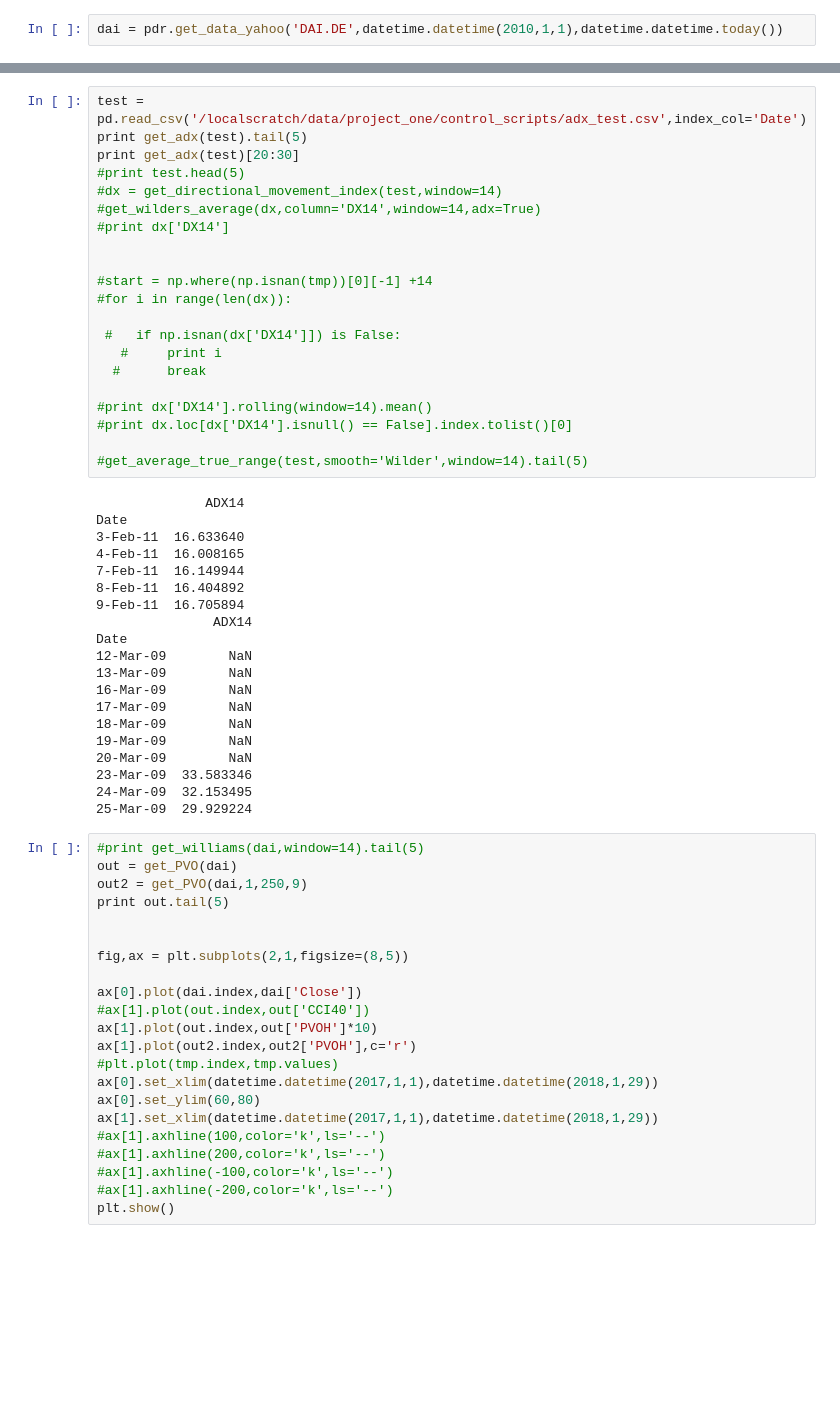
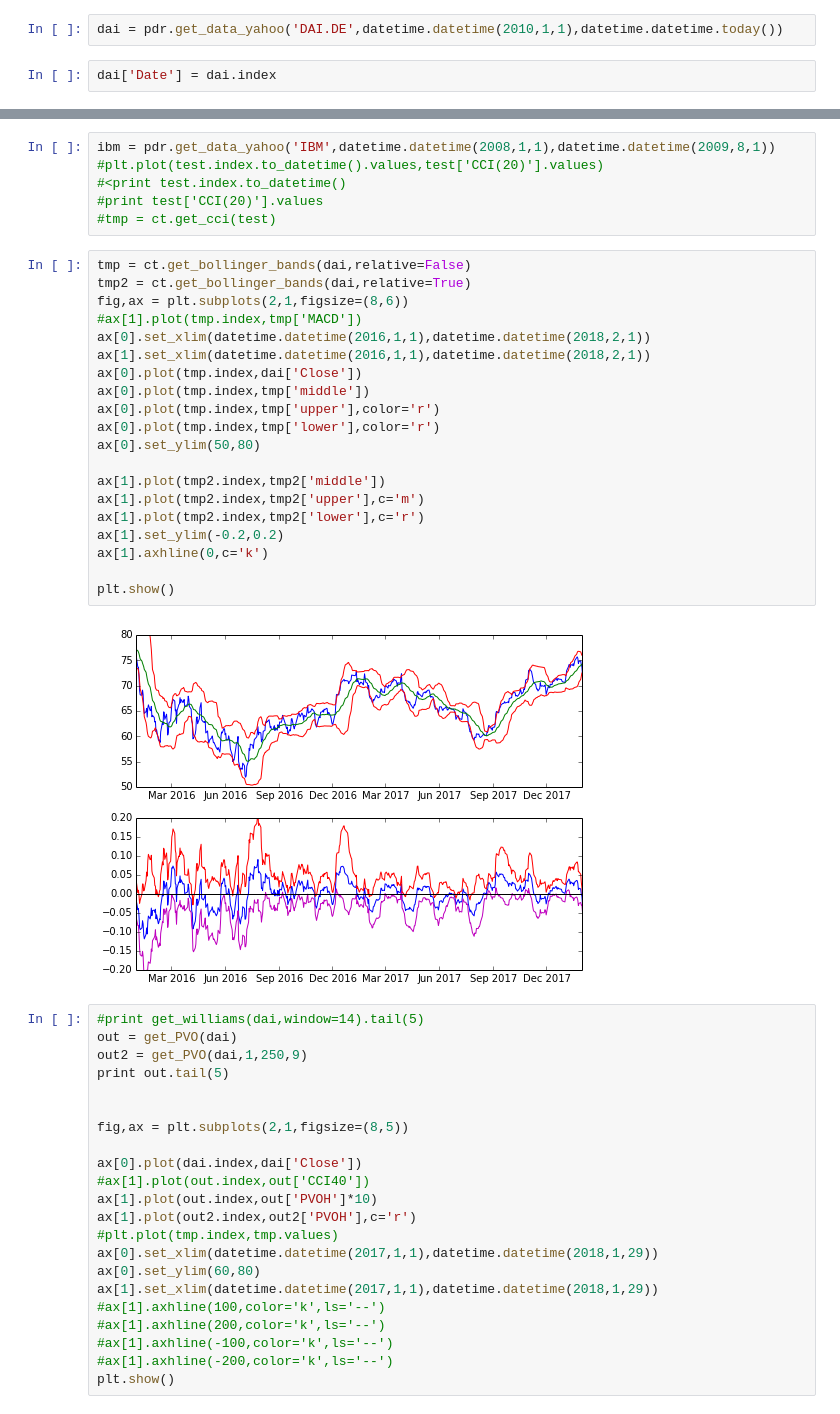
Before and after one commit to fabkno/project_one, a Jupyter notebook: notebooks/chartmarkers.ipynb, the cells around one changed output, grey strips where cells are left out. Drawn from its saved outputs; the diff is of its cells as text; blank space fills up the shorter version.

```diff
--- a/notebooks/chartmarkers.ipynb
+++ b/notebooks/chartmarkers.ipynb
@@ -15,2 +16,4 @@ from updater import StockUpdater
 # %%
 dai = pdr.get_data_yahoo('DAI.DE',datetime.datetime(2010,1,1),datetime.datetime.today())
+# %%
+dai['Date'] = dai.index
@@ -467,47 +488,34 @@ def get_wilders_average(data,column,window=14,adx=False):
         #print data[start:start+1]
     #    start_ = data[column]
         #out[column+str(window)][window] = data[column][1:window+1].sum()
-# %%
-test = pd.read_csv('/localscratch/data/project_one/control_scripts/adx_test.csv',index_col='Date')
-print get_adx(test).tail(5)
-print get_adx(test)[20:30]
-#print test.head(5)
-#dx = get_directional_movement_index(test,window=14)
-#get_wilders_average(dx,column='DX14',window=14,adx=True)
-#print dx['DX14']
-
-
-#start = np.where(np.isnan(tmp))[0][-1] +14
-#for i in range(len(dx)):
-
- #   if np.isnan(dx['DX14']]) is False:
-   #     print i
-  #      break
-
-#print dx['DX14'].rolling(window=14).mean()
-#print dx.loc[dx['DX14'].isnull() == False].index.tolist()[0]
-
-#get_average_true_range(test,smooth='Wilder',window=14).tail(5)
-# %% [output]
-              ADX14
-Date
-3-Feb-11  16.633640
-4-Feb-11  16.008165
-7-Feb-11  16.149944
-8-Feb-11  16.404892
-9-Feb-11  16.705894
-               ADX14
-Date
-12-Mar-09        NaN
-13-Mar-09        NaN
-16-Mar-09        NaN
-17-Mar-09        NaN
-18-Mar-09        NaN
-19-Mar-09        NaN
-20-Mar-09        NaN
-23-Mar-09  33.583346
-24-Mar-09  32.153495
-25-Mar-09  29.929224
+# %%
+ibm = pdr.get_data_yahoo('IBM',datetime.datetime(2008,1,1),datetime.datetime(2009,8,1))
+#plt.plot(test.index.to_datetime().values,test['CCI(20)'].values)
+#<print test.index.to_datetime()
+#print test['CCI(20)'].values
+#tmp = ct.get_cci(test)
+# %%
+tmp = ct.get_bollinger_bands(dai,relative=False)
+tmp2 = ct.get_bollinger_bands(dai,relative=True)
+fig,ax = plt.subplots(2,1,figsize=(8,6))
+#ax[1].plot(tmp.index,tmp['MACD'])
+ax[0].set_xlim(datetime.datetime(2016,1,1),datetime.datetime(2018,2,1))
+ax[1].set_xlim(datetime.datetime(2016,1,1),datetime.datetime(2018,2,1))
+ax[0].plot(tmp.index,dai['Close'])
+ax[0].plot(tmp.index,tmp['middle'])
+ax[0].plot(tmp.index,tmp['upper'],color='r')
+ax[0].plot(tmp.index,tmp['lower'],color='r')
+ax[0].set_ylim(50,80)
+
+ax[1].plot(tmp2.index,tmp2['middle'])
+ax[1].plot(tmp2.index,tmp2['upper'],c='m')
+ax[1].plot(tmp2.index,tmp2['lower'],c='r')
+ax[1].set_ylim(-0.2,0.2)
+ax[1].axhline(0,c='k')
+
+plt.show()
+# %% [output]
+[figure, added]
 # %%
 #print get_williams(dai,window=14).tail(5)
 out = get_PVO(dai)
```
Also changed, not shown: parts of 8 cells of this notebook.
